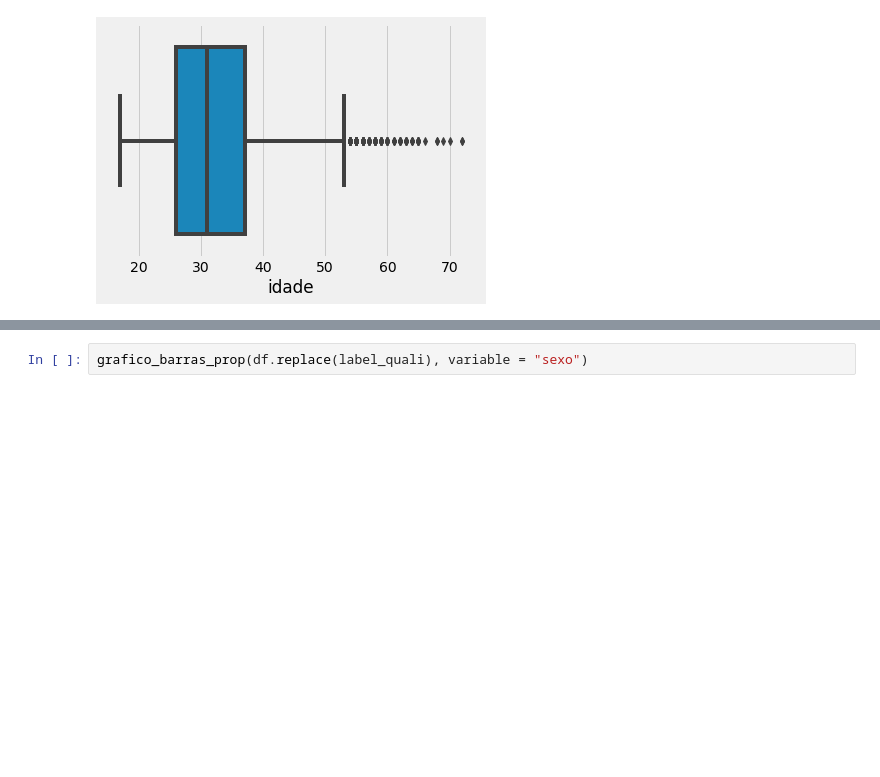
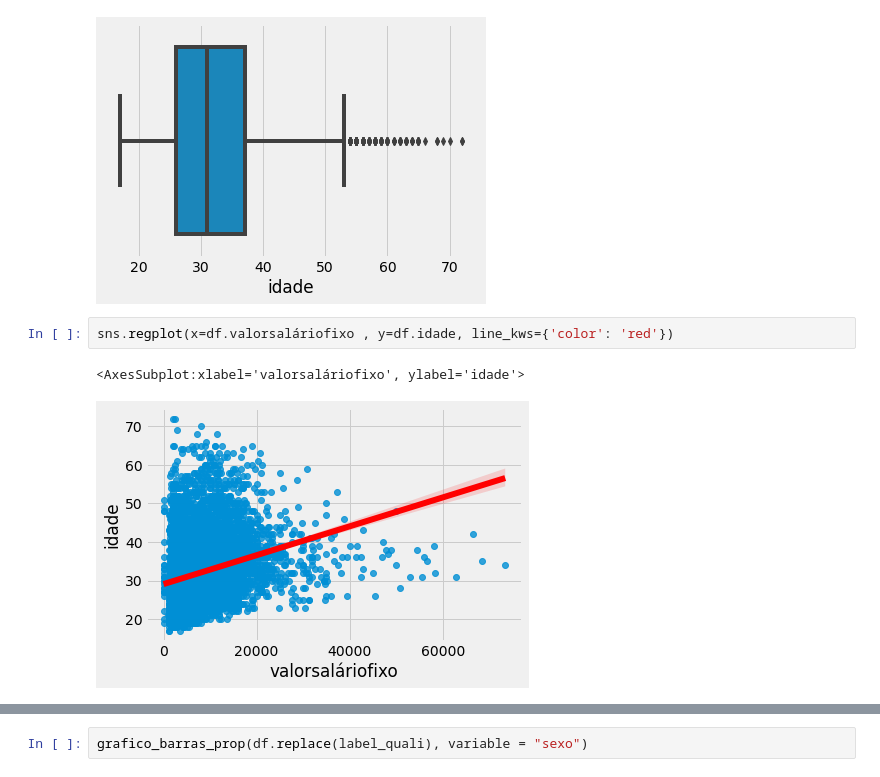
Before and after one commit to onemarcos/Tera---Salary-Prediction, a Jupyter notebook: Salary-Prediction.ipynb, the cells around one changed output, grey strips where cells are left out. Saved outputs shown, nothing was run; the diff lists cells and outputs as text; blank space fills up the shorter version.

```diff
--- a/Salary-Prediction.ipynb
+++ b/Salary-Prediction.ipynb
@@ -329,3 +329,8 @@ sns.boxplot(x=df.idade)
 # %% [output]
 <AxesSubplot:xlabel='idade'>
 [figure]
+# %%
+sns.regplot(x=df.valorsaláriofixo , y=df.idade, line_kws={'color': 'red'})
+# %% [output]
+<AxesSubplot:xlabel='valorsaláriofixo', ylabel='idade'>
+[figure, added]
```
Also changed, not shown: parts of 2 cells of this notebook.
